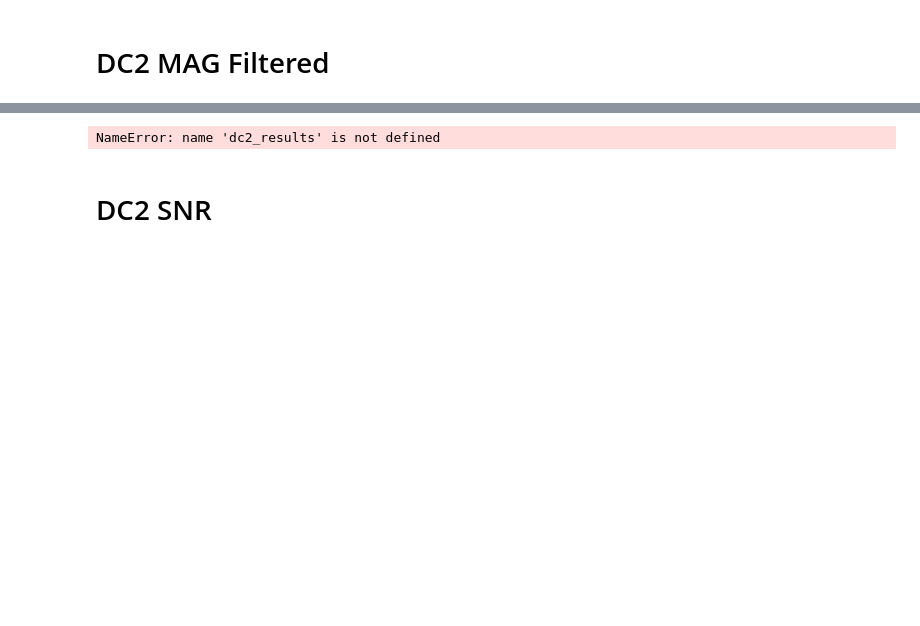
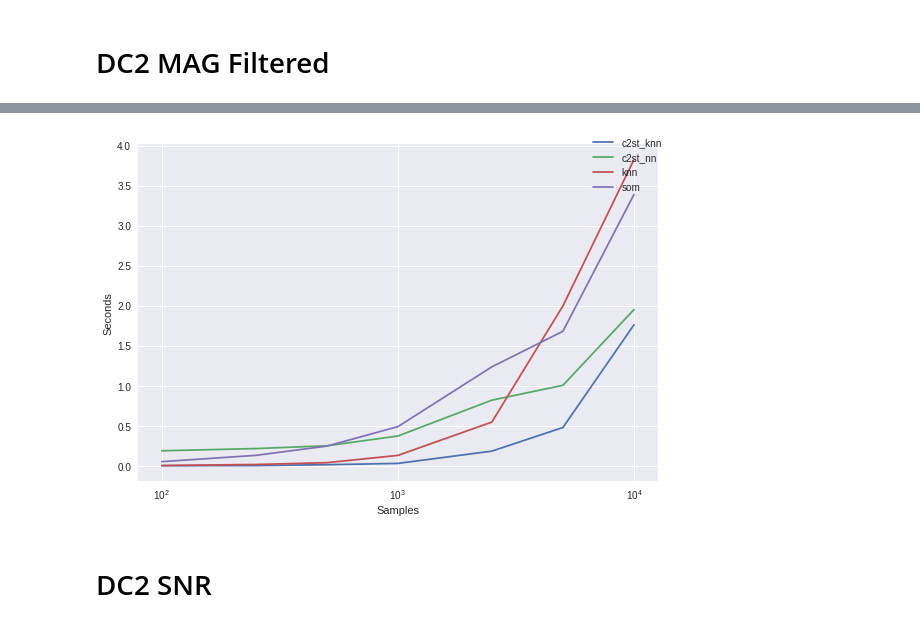
Before and after one commit to ayllon/SOMA, a Jupyter notebook: notebooks/sample_size/dc2.ipynb, the cells around one changed output, grey strips where cells are left out. Cells and saved outputs as stored; diff of their text form; code cells hidden in the pictures; blank space fills up the shorter version.

```diff
--- a/notebooks/sample_size/dc2.ipynb
+++ b/notebooks/sample_size/dc2.ipynb
@@ -39,5 +46,5 @@ dc2_results.to_csv(os.path.join(plot_dir, 'dc2_mag_power_samples.csv'))
 # %%
-dc2_abs_fig = plot_errors(dc2_results)
-dc2_abs_fig.savefig(os.path.join(plot_dir, 'dc2_mag_power_samples.eps'))
+dc2_mag_time = plot_time(dc2_results, logscale=True)
+dc2_mag_time.savefig(os.path.join(plot_dir, 'dc2_mag_time_samples.eps'))
 # %% [output]
-NameError: name 'dc2_results' is not defined
+[figure, added]
```
Also changed, not shown: parts of 10 cells of this notebook, 6 other files.
